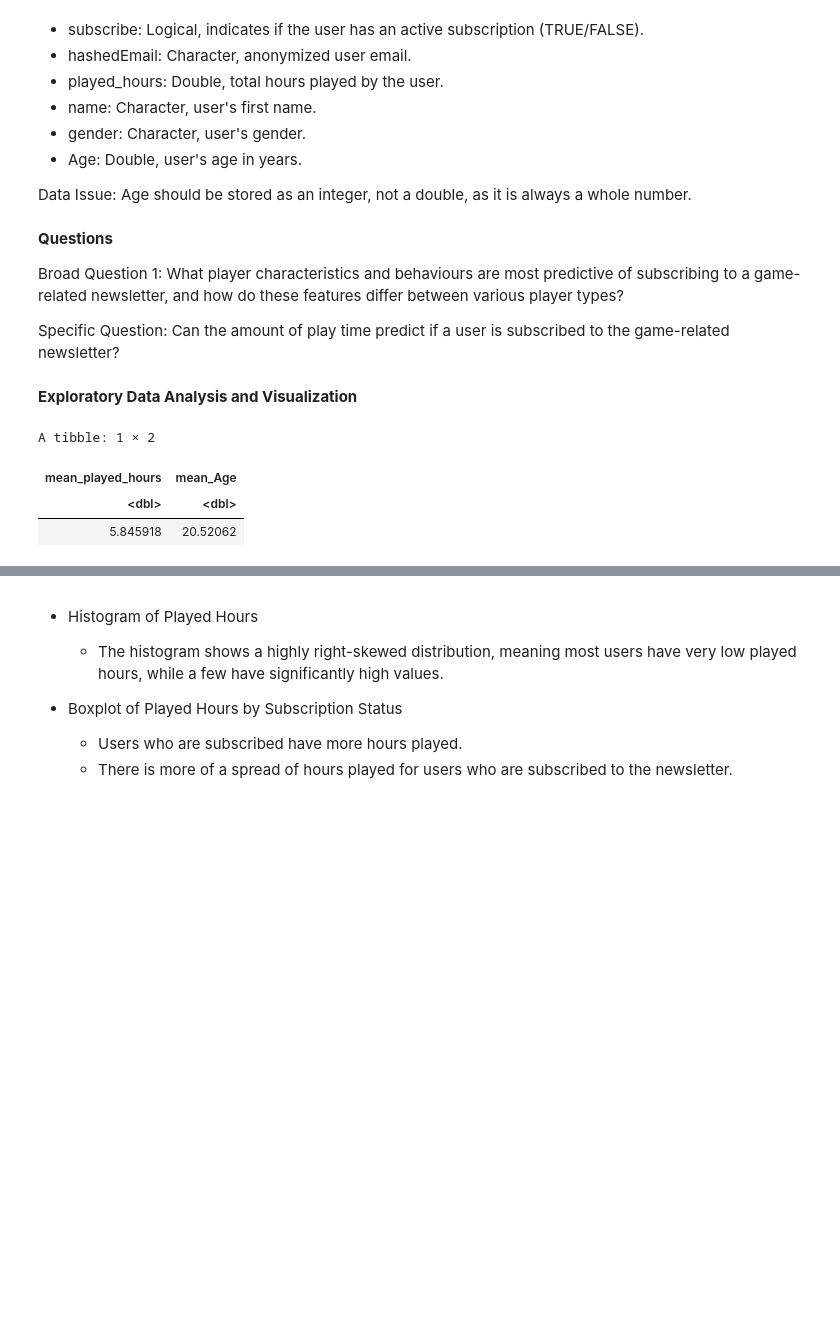
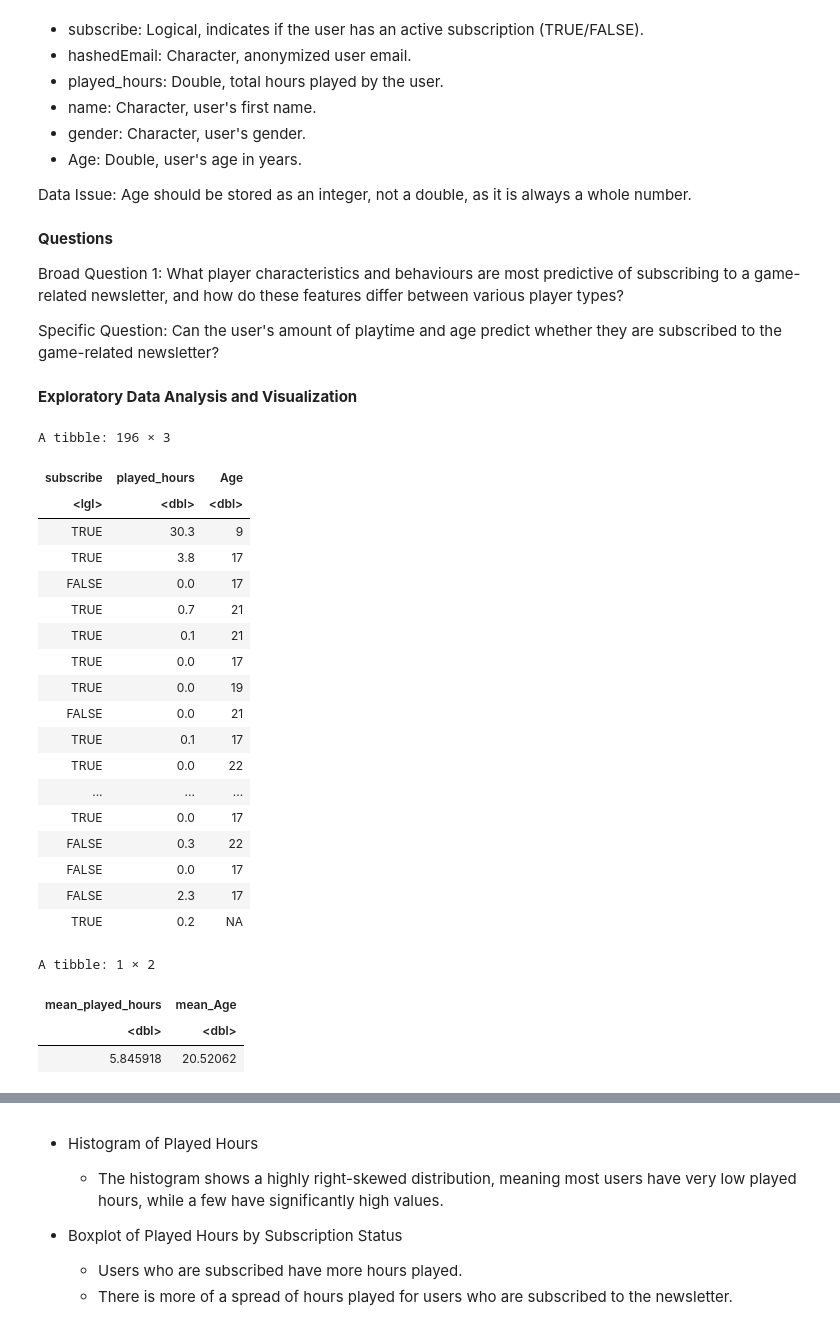
Before and after one commit to ricePak/dsci100-2024W2-group-023, a Jupyter notebook: project.ipynb, the cells around one changed output, grey strips where cells are left out. Cells and saved outputs as stored; diff of their text form; code cells hidden in the pictures; blank space fills up the shorter version.

Commit message:
select useful variables

```diff
--- a/project.ipynb
+++ b/project.ipynb
@@ -91,30 +91,54 @@ Age should be stored as an integer, not a double, as it is always a whole number
 
 Broad Question 1: What player characteristics and behaviours are most predictive of subscribing to a game-related newsletter, and how do these features differ between various player types?
 
-Specific Question: Can the amount of play time predict if a user is subscribed to the game-related newsletter?
+Specific Question: Can the user's amount of playtime and age predict whether they are subscribed to the game-related newsletter?
 # %% [markdown]
 **Exploratory Data Analysis and Visualization**
 # %%
+player_select <- players |>
+    select(subscribe, played_hours, Age)
+
+player_select
+
 # tidy format
 players_tidy <- players |>
   mutate(
     Age = as.integer(Age),
     played_hours = as.numeric(played_hours)
   )
 
 # Compute mean values for quantitative variables
 mean_values <- players_tidy |>
   summarise(
     mean_played_hours = mean(played_hours, na.rm = TRUE),
     mean_Age = mean(Age, na.rm = TRUE)
   )
 
 mean_values
 # %% [output]
-A tibble: 1 × 2
+A tibble: 196 × 3
-| mean_played_hours | mean_Age |
-| <dbl> | <dbl> |
-| 5.845918 | 20.52062 |
+| subscribe | played_hours | Age |
+| <lgl> | <dbl> | <dbl> |
+| TRUE | 30.3 | 9 |
+| TRUE | 3.8 | 17 |
+| FALSE | 0.0 | 17 |
+| TRUE | 0.7 | 21 |
+| TRUE | 0.1 | 21 |
+| TRUE | 0.0 | 17 |
+| TRUE | 0.0 | 19 |
+| FALSE | 0.0 | 21 |
+| TRUE | 0.1 | 17 |
+| TRUE | 0.0 | 22 |
+| ... | ... | ... |
+| TRUE | 0.0 | 17 |
+| FALSE | 0.3 | 22 |
+| FALSE | 0.0 | 17 |
+| FALSE | 2.3 | 17 |
+| TRUE | 0.2 | NA |
+A tibble: 1 × 2
+| mean_played_hours | mean_Age |
+| <dbl> | <dbl> |
+| 5.845918 | 20.52062 |
 # %%
 library(ggplot2)
 library(dplyr)
```
Also changed, not shown: parts of 1 cell of this notebook.
